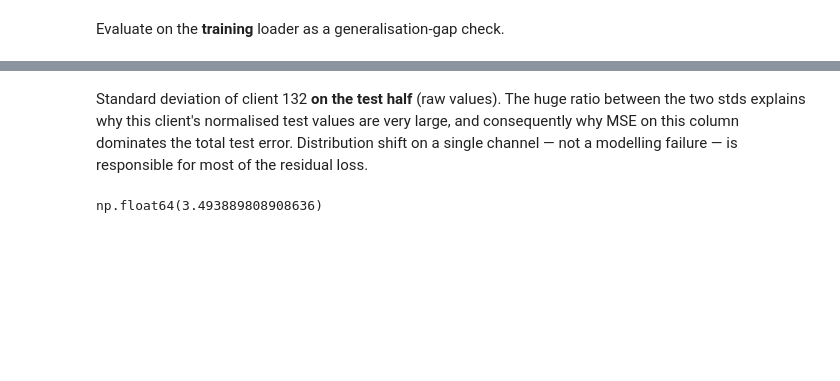
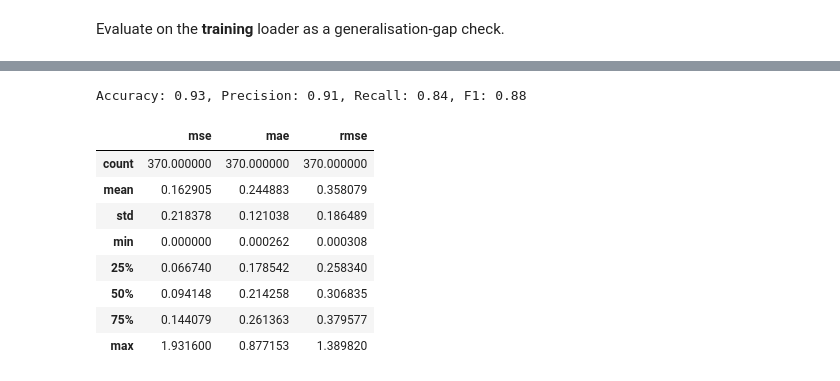
Before and after one commit to fireuse/deep_learning, a Jupyter notebook: patchtst_final_training.ipynb, the cells around one changed output, grey strips where cells are left out. Drawn from its saved outputs; the diff is of its cells as text; code cells hidden in the pictures; blank space fills up the shorter version.

```diff
--- a/patchtst_final_training.ipynb
+++ b/patchtst_final_training.ipynb
@@ -559,10 +518,0 @@ np.float64(0.06261428668739137)
-# %% [markdown]
-Standard deviation of client 132 **on the test half** (raw values). The
-huge ratio between the two stds explains why this client's normalised test
-values are very large, and consequently why MSE on this column dominates
-the total test error. Distribution shift on a single channel — not a
-modelling failure — is responsible for most of the residual loss.
-# %%
-d[int(len(d)*0.8):].std().iloc[132]
-# %% [output]
-np.float64(3.493889808908636)
@@ -568,0 +558,24 @@ np.float64(3.493889808908636)
+# %%
+mse, mae, rmse, acc, f1_score, recall_score, precision_score = full_eval(model, test_loader, device)
+# %%
+print(f"Accuracy: {acc:.2f}, Precision: {precision_score:.2f}, Recall: {recall_score:.2f}, F1: {f1_score:.2f}")
+# %% [output]
+Accuracy: 0.93, Precision: 0.91, Recall: 0.84, F1: 0.88
+# %%
+pd.set_option("display.float_format", "{:.6f}".format)
+eval_scores = pd.DataFrame({
+    "mse": mse.cpu().numpy(),
+    "mae": mae.cpu().numpy(),
+    "rmse": rmse.cpu().numpy(),
+})
+eval_scores.describe()
+# %% [output]
+|  | mse | mae | rmse |
+| count | 370.000000 | 370.000000 | 370.000000 |
+| mean | 0.162905 | 0.244883 | 0.358079 |
+| std | 0.218378 | 0.121038 | 0.186489 |
+| min | 0.000000 | 0.000262 | 0.000308 |
+| 25% | 0.066740 | 0.178542 | 0.258340 |
+| 50% | 0.094148 | 0.214258 | 0.306835 |
+| 75% | 0.144079 | 0.261363 | 0.379577 |
+| max | 1.931600 | 0.877153 | 1.389820 |
```
Also changed, not shown: parts of 15 cells of this notebook, 2 other files.
